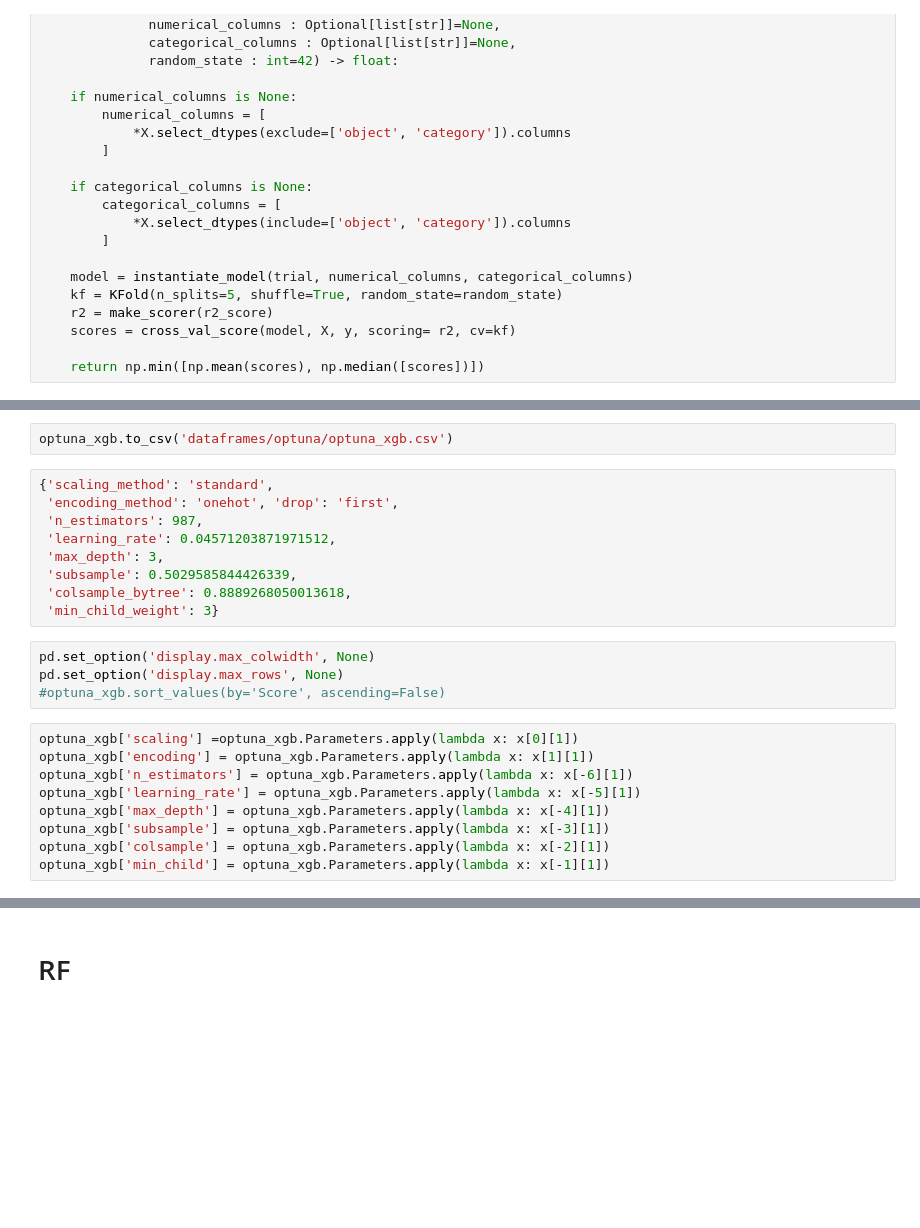
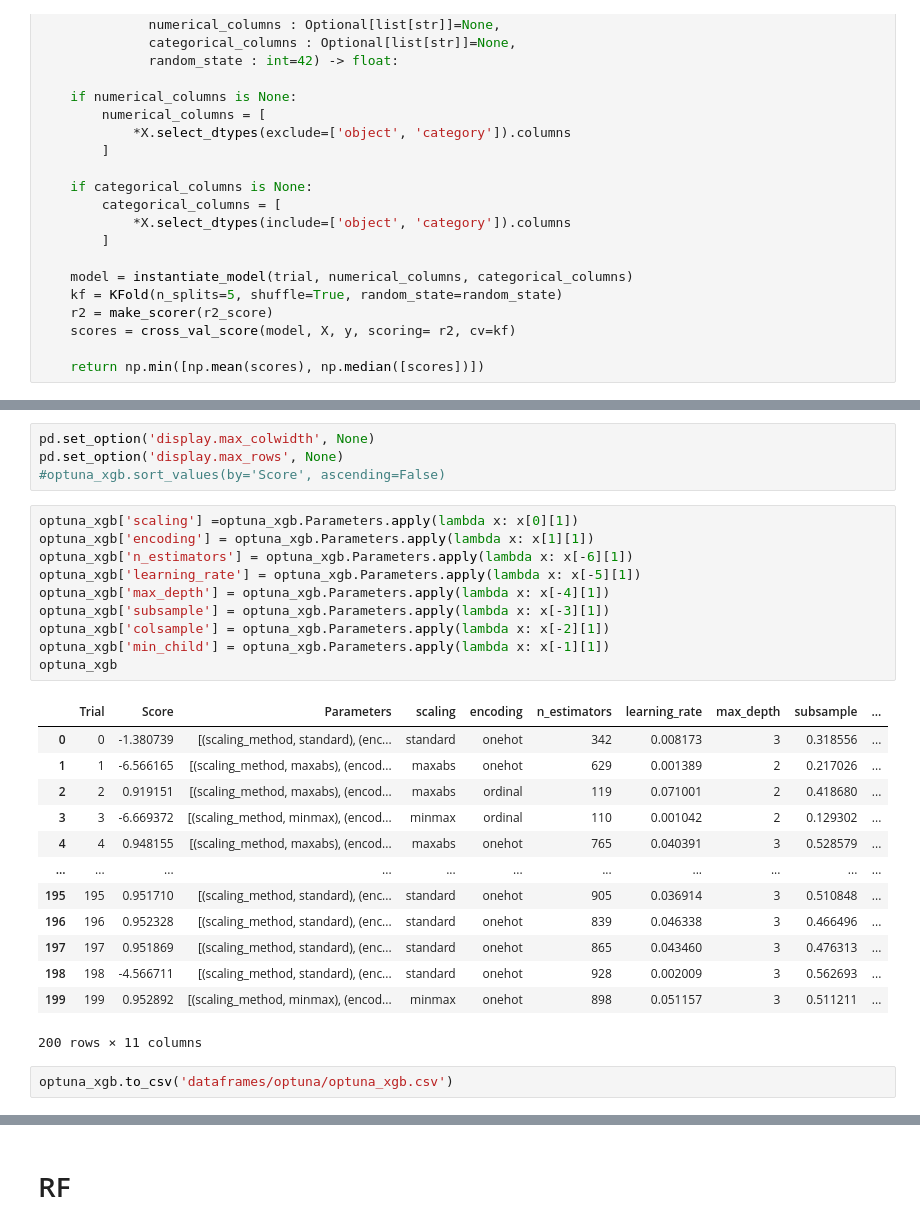
Before and after one commit to Na-ta-lie/Ames-Price-Prediction, a Jupyter notebook: Optuna_tuned_models.ipynb, the cells around one changed output, grey strips where cells are left out. Cells and saved outputs as stored; diff of their text form; blank space fills up the shorter version.

Commit message:
optuna visuals

```diff
--- a/Optuna_tuned_models.ipynb
+++ b/Optuna_tuned_models.ipynb
@@ -523,14 +579,3 @@ optuna_xgb
-# %%
-optuna_xgb.to_csv('dataframes/optuna/optuna_xgb.csv')
-# %%
-{'scaling_method': 'standard',
- 'encoding_method': 'onehot', 'drop': 'first',
- 'n_estimators': 987,
- 'learning_rate': 0.04571203871971512,
- 'max_depth': 3,
- 'subsample': 0.5029585844426339,
- 'colsample_bytree': 0.8889268050013618,
- 'min_child_weight': 3}
 # %%
 pd.set_option('display.max_colwidth', None)
 pd.set_option('display.max_rows', None)
@@ -538,12 +583,29 @@ pd.set_option('display.max_rows', None)
 # %%
 optuna_xgb['scaling'] =optuna_xgb.Parameters.apply(lambda x: x[0][1])
 optuna_xgb['encoding'] = optuna_xgb.Parameters.apply(lambda x: x[1][1])
 optuna_xgb['n_estimators'] = optuna_xgb.Parameters.apply(lambda x: x[-6][1])
 optuna_xgb['learning_rate'] = optuna_xgb.Parameters.apply(lambda x: x[-5][1])
 optuna_xgb['max_depth'] = optuna_xgb.Parameters.apply(lambda x: x[-4][1])
 optuna_xgb['subsample'] = optuna_xgb.Parameters.apply(lambda x: x[-3][1])
 optuna_xgb['colsample'] = optuna_xgb.Parameters.apply(lambda x: x[-2][1])
 optuna_xgb['min_child'] = optuna_xgb.Parameters.apply(lambda x: x[-1][1])
+optuna_xgb
+# %% [output]
+|  | Trial | Score | Parameters | scaling | encoding | n_estimators | learning_rate | max_depth | subsample | ... |
+| 0 | 0 | -1.380739 | [(scaling_method, standard), (enc... | standard | onehot | 342 | 0.008173 | 3 | 0.318556 | ... |
+| 1 | 1 | -6.566165 | [(scaling_method, maxabs), (encod... | maxabs | onehot | 629 | 0.001389 | 2 | 0.217026 | ... |
+| 2 | 2 | 0.919151 | [(scaling_method, maxabs), (encod... | maxabs | ordinal | 119 | 0.071001 | 2 | 0.418680 | ... |
+| 3 | 3 | -6.669372 | [(scaling_method, minmax), (encod... | minmax | ordinal | 110 | 0.001042 | 2 | 0.129302 | ... |
+| 4 | 4 | 0.948155 | [(scaling_method, maxabs), (encod... | maxabs | onehot | 765 | 0.040391 | 3 | 0.528579 | ... |
+| ... | ... | ... | ... | ... | ... | ... | ... | ... | ... | ... |
+| 195 | 195 | 0.951710 | [(scaling_method, standard), (enc... | standard | onehot | 905 | 0.036914 | 3 | 0.510848 | ... |
+| 196 | 196 | 0.952328 | [(scaling_method, standard), (enc... | standard | onehot | 839 | 0.046338 | 3 | 0.466496 | ... |
+| 197 | 197 | 0.951869 | [(scaling_method, standard), (enc... | standard | onehot | 865 | 0.043460 | 3 | 0.476313 | ... |
+| 198 | 198 | -4.566711 | [(scaling_method, standard), (enc... | standard | onehot | 928 | 0.002009 | 3 | 0.562693 | ... |
+| 199 | 199 | 0.952892 | [(scaling_method, minmax), (encod... | minmax | onehot | 898 | 0.051157 | 3 | 0.511211 | ... |
+200 rows × 11 columns
+# %%
+optuna_xgb.to_csv('dataframes/optuna/optuna_xgb.csv')
 # %%
 fig = px.scatter(optuna_xgb.loc[optuna_xgb.Score > .93],
                  x="Trial",
```
Also changed, not shown: parts of 11 cells of this notebook, 7 other files.
